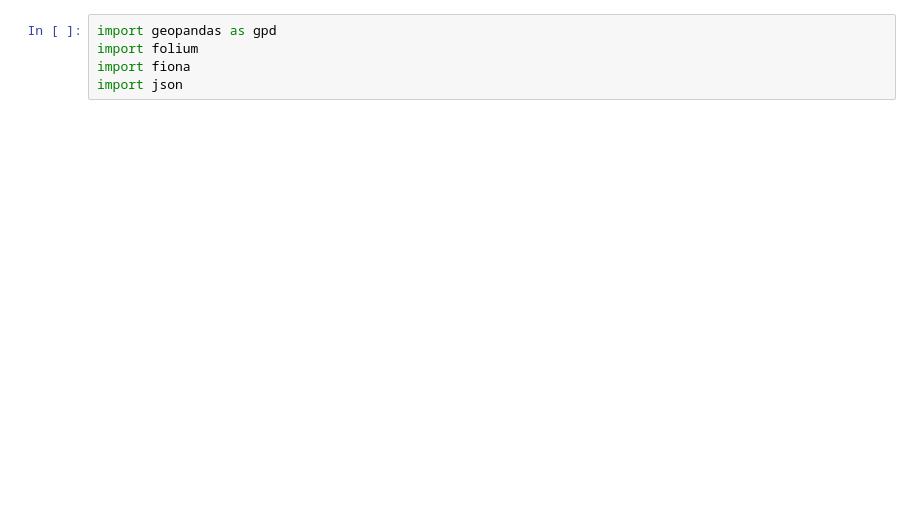
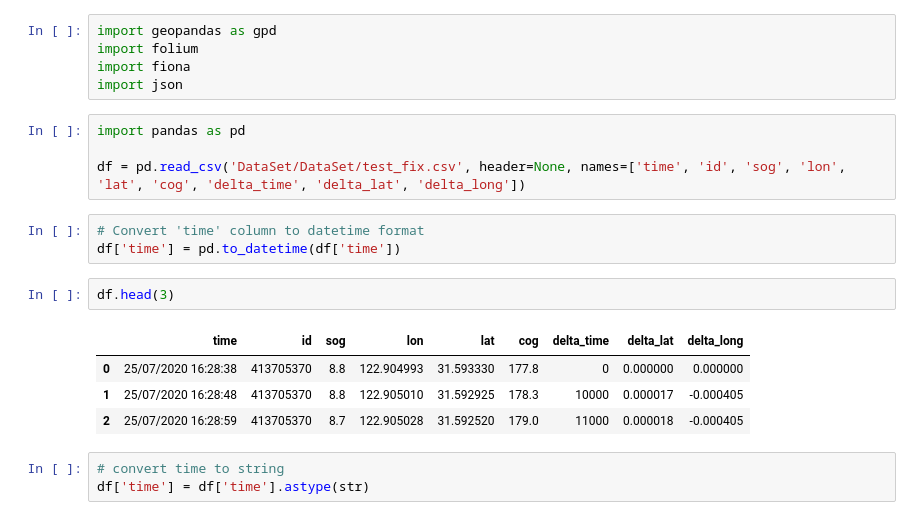
Before and after one commit to safarzadeh-reza/VesselTrajectoryPrediction, a Jupyter notebook: Map_Visualization.ipynb, the cells around one changed output. Saved outputs shown, nothing was run; the diff lists cells and outputs as text; blank space fills up the shorter version.

```diff
--- a/Map_Visualization.ipynb
+++ b/Map_Visualization.ipynb
@@ -3,3 +3,20 @@ import geopandas as gpd
 import folium
 import fiona
 import json
+# %%
+import pandas as pd
+
+df = pd.read_csv('DataSet/DataSet/test_fix.csv', header=None, names=['time', 'id', 'sog', 'lon', 'lat', 'cog', 'delta_time', 'delta_lat', 'delta_long'])
+# %%
+# Convert 'time' column to datetime format
+df['time'] = pd.to_datetime(df['time'])
+# %%
+df.head(3)
+# %% [output]
+|  | time | id | sog | lon | lat | cog | delta_time | delta_lat | delta_long |
+| 0 | 25/07/2020 16:28:38 | 413705370 | 8.8 | 122.904993 | 31.593330 | 177.8 | 0 | 0.000000 | 0.000000 |
+| 1 | 25/07/2020 16:28:48 | 413705370 | 8.8 | 122.905010 | 31.592925 | 178.3 | 10000 | 0.000017 | -0.000405 |
+| 2 | 25/07/2020 16:28:59 | 413705370 | 8.7 | 122.905028 | 31.592520 | 179.0 | 11000 | 0.000018 | -0.000405 |
+# %%
+# convert time to string
+df['time'] = df['time'].astype(str)
```
Also changed, not shown: parts of 5 cells of this notebook, 33 other files.
